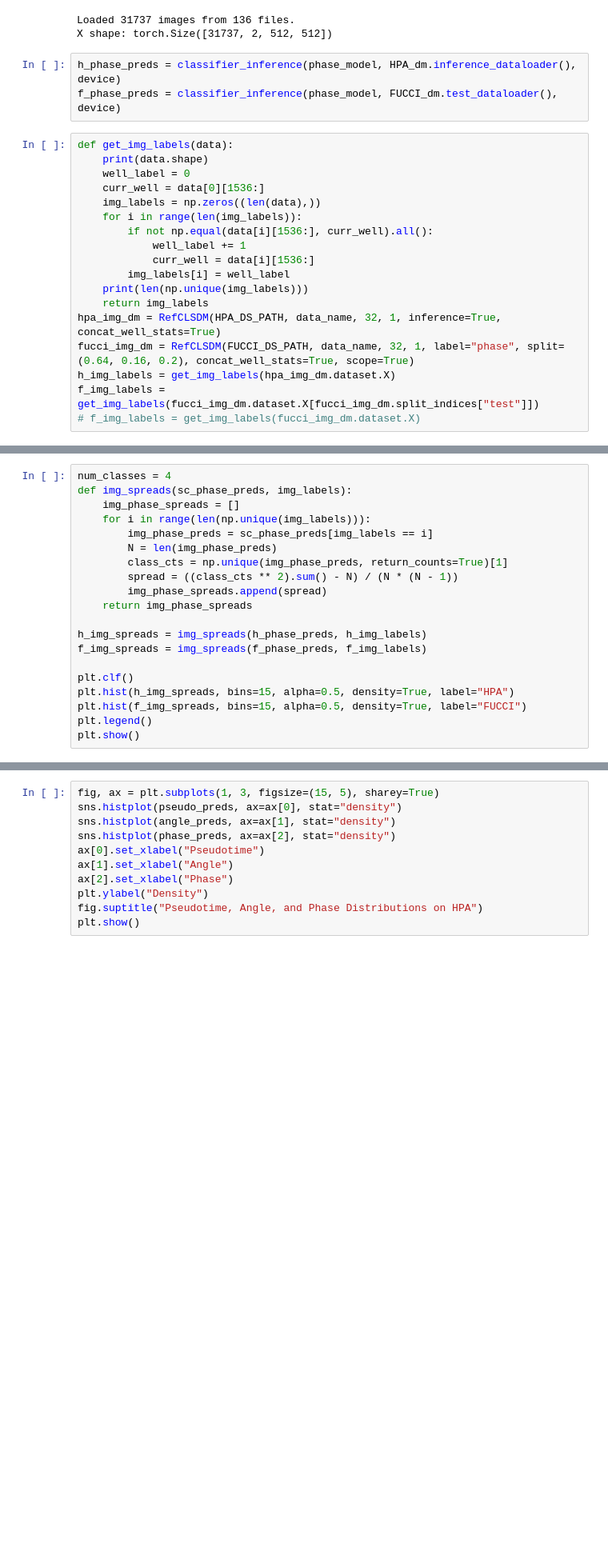
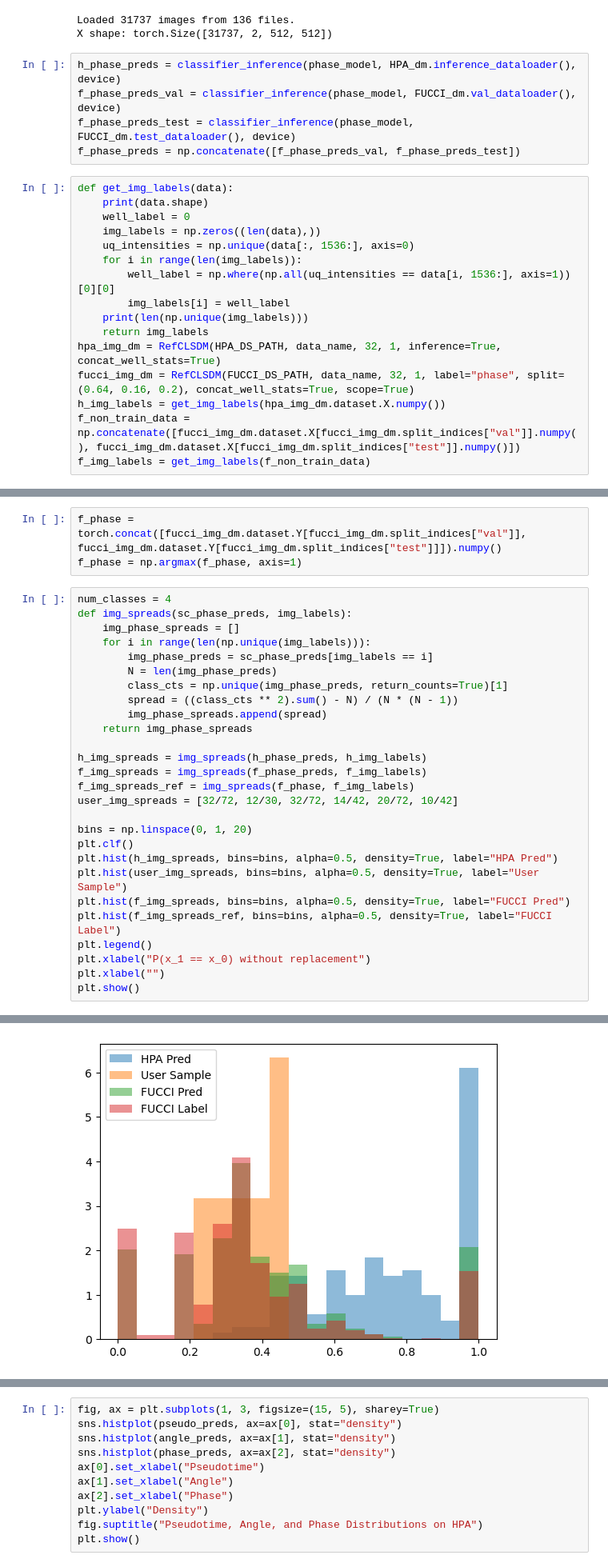
Before and after one commit to ishan-gaur/HPA_CC, a Jupyter notebook: scripts/hpa_eval_conv.ipynb, the cells around one changed output, grey strips where cells are left out. Shown at 80% size. Cells and saved outputs as stored; diff of their text form; blank space fills up the shorter version.

```diff
--- a/scripts/hpa_eval_conv.ipynb
+++ b/scripts/hpa_eval_conv.ipynb
@@ -186,25 +186,25 @@ Loaded 31737 images from 136 files.
 X shape: torch.Size([31737, 2, 512, 512])
 # %%
 h_phase_preds = classifier_inference(phase_model, HPA_dm.inference_dataloader(), device)
-f_phase_preds = classifier_inference(phase_model, FUCCI_dm.test_dataloader(), device)
+f_phase_preds_val = classifier_inference(phase_model, FUCCI_dm.val_dataloader(), device)
+f_phase_preds_test = classifier_inference(phase_model, FUCCI_dm.test_dataloader(), device)
+f_phase_preds = np.concatenate([f_phase_preds_val, f_phase_preds_test])
 # %%
 def get_img_labels(data):
     print(data.shape)
     well_label = 0
-    curr_well = data[0][1536:]
     img_labels = np.zeros((len(data),))
+    uq_intensities = np.unique(data[:, 1536:], axis=0)
     for i in range(len(img_labels)):
-        if not np.equal(data[i][1536:], curr_well).all():
-            well_label += 1
-            curr_well = data[i][1536:]
+        well_label = np.where(np.all(uq_intensities == data[i, 1536:], axis=1))[0][0]
         img_labels[i] = well_label
     print(len(np.unique(img_labels)))
     return img_labels
 hpa_img_dm = RefCLSDM(HPA_DS_PATH, data_name, 32, 1, inference=True, concat_well_stats=True)
 fucci_img_dm = RefCLSDM(FUCCI_DS_PATH, data_name, 32, 1, label="phase", split=(0.64, 0.16, 0.2), concat_well_stats=True, scope=True)
-h_img_labels = get_img_labels(hpa_img_dm.dataset.X)
-f_img_labels = get_img_labels(fucci_img_dm.dataset.X[fucci_img_dm.split_indices["test"]])
-# f_img_labels = get_img_labels(fucci_img_dm.dataset.X)
+h_img_labels = get_img_labels(hpa_img_dm.dataset.X.numpy())
+f_non_train_data = np.concatenate([fucci_img_dm.dataset.X[fucci_img_dm.split_indices["val"]].numpy(), fucci_img_dm.dataset.X[fucci_img_dm.split_indices["test"]].numpy()])
+f_img_labels = get_img_labels(f_non_train_data)
 # %% [output]
 Loading /data/ishang/all_HPA-CC-dataset/embeddings_minimal_dino_hpa.pt
 Loading /data/ishang/all_HPA-CC-dataset/intensity_distributions_minimal.pt
@@ -223,3 +223,6 @@ torch.Size([31737, 2048])
+# %%
+f_phase = torch.concat([fucci_img_dm.dataset.Y[fucci_img_dm.split_indices["val"]], fucci_img_dm.dataset.Y[fucci_img_dm.split_indices["test"]]]).numpy()
+f_phase = np.argmax(f_phase, axis=1)
 # %%
 num_classes = 4
 def img_spreads(sc_phase_preds, img_labels):
@@ -234,10 +237,17 @@ def img_spreads(sc_phase_preds, img_labels):
 
 h_img_spreads = img_spreads(h_phase_preds, h_img_labels)
 f_img_spreads = img_spreads(f_phase_preds, f_img_labels)
+f_img_spreads_ref = img_spreads(f_phase, f_img_labels)
+user_img_spreads = [32/72, 12/30, 32/72, 14/42, 20/72, 10/42]
 
+bins = np.linspace(0, 1, 20)
 plt.clf()
-plt.hist(h_img_spreads, bins=15, alpha=0.5, density=True, label="HPA")
-plt.hist(f_img_spreads, bins=15, alpha=0.5, density=True, label="FUCCI")
+plt.hist(h_img_spreads, bins=bins, alpha=0.5, density=True, label="HPA Pred")
+plt.hist(user_img_spreads, bins=bins, alpha=0.5, density=True, label="User Sample")
+plt.hist(f_img_spreads, bins=bins, alpha=0.5, density=True, label="FUCCI Pred")
+plt.hist(f_img_spreads_ref, bins=bins, alpha=0.5, density=True, label="FUCCI Label")
 plt.legend()
+plt.xlabel("P(x_1 == x_0) without replacement")
+plt.xlabel("")
 plt.show()
 # %% [output]
@@ -245,3 +254,4 @@ IndexError: boolean index did not match indexed array along dimension 0; dimensi
+[figure, added]
 # %%
 X = torch.concat([HPA_dm.dataset.X, FUCCI_dm.dataset.X], dim=0)
 Y = np.zeros((len(X),))
```
Also changed, not shown: parts of 4 cells of this notebook.
